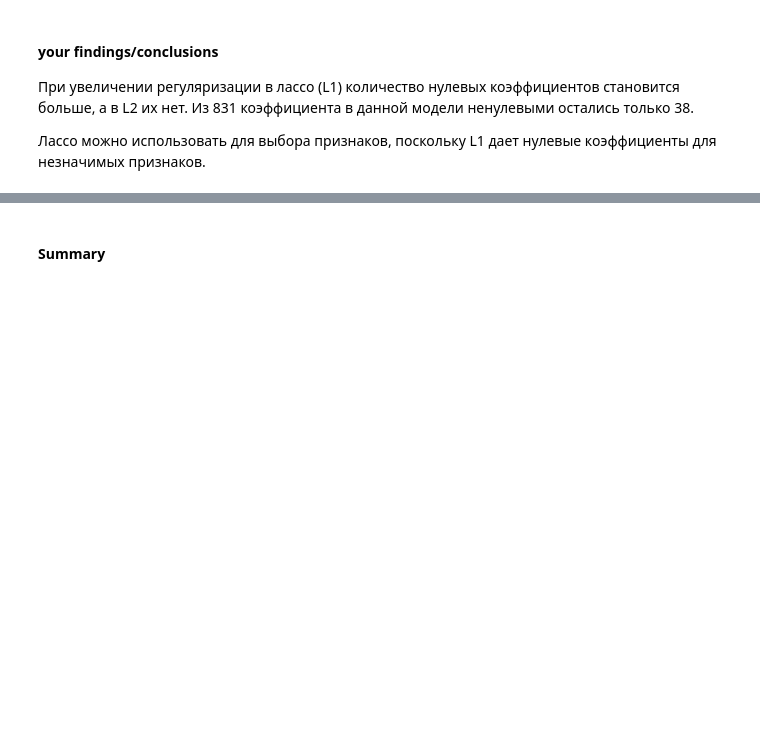
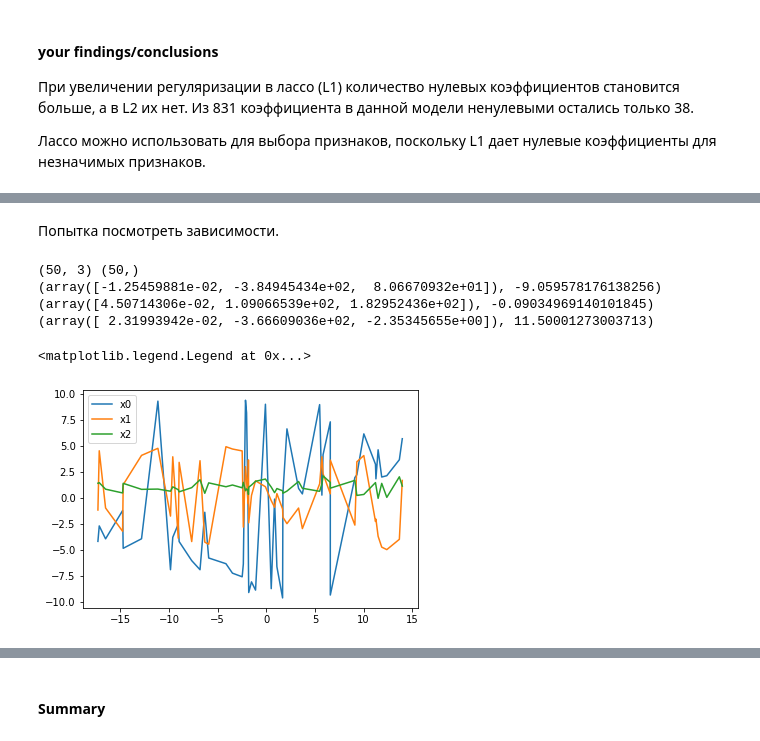
Before and after one commit to bonvech/ml-intro-2, a Jupyter notebook: 4_overfitting_regularization/overfitting_regularization.ipynb, the cells around one changed output, grey strips where cells are left out. Drawn from its saved outputs; the diff is of its cells as text; code cells hidden in the pictures; blank space fills up the shorter version.

```diff
--- a/4_overfitting_regularization/overfitting_regularization.ipynb
+++ b/4_overfitting_regularization/overfitting_regularization.ipynb
@@ -807,0 +818,23 @@ for i in range(X_hw.shape[1]):
+# %% [markdown]
+Попытка посмотреть зависимости.
+# %%
+print(X_hw.shape, y.shape)
+print(*zip(X_hw[:3], y[:3]), sep='\n')
+# %% [output]
+(50, 3) (50,)
+(array([-1.25459881e-02, -3.84945434e+02,  8.06670932e+01]), -9.059578176138256)
+(array([4.50714306e-02, 1.09066539e+02, 1.82952436e+02]), -0.09034969140101845)
+(array([ 2.31993942e-02, -3.66609036e+02, -2.35345655e+00]), 11.50001273003713)
+# %%
+x = [[X_hw[i][j] for i in range(X_hw.shape[0]) ] for j in range(X_hw.shape[1])]
+x0, x1, x2 = x[0], x[1], x[2]
+df = pd.DataFrame(list(zip(x0, x1, x2, y)),
+                  columns = ['x0', 'x1', 'x2', 'y'])
+df = df.sort_values(by='y')
+plt.plot(df.y, df.x0 * 100 * 2, label='x0')
+plt.plot(df.y, df.x1 / 100, label='x1')
+plt.plot(df.y, df.x2 / 100, label='x2')
+plt.legend()
+# %% [output]
+<matplotlib.legend.Legend at 0x...>
+[figure, added]
```
Also changed, not shown: parts of 30 cells of this notebook.
